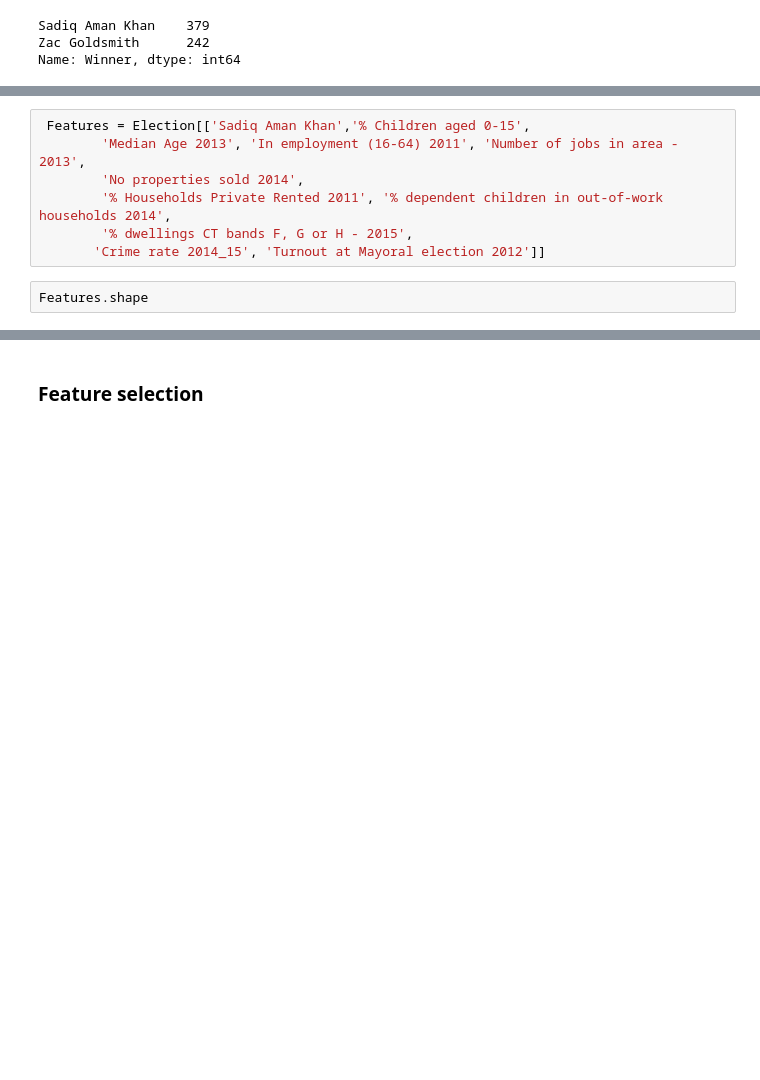
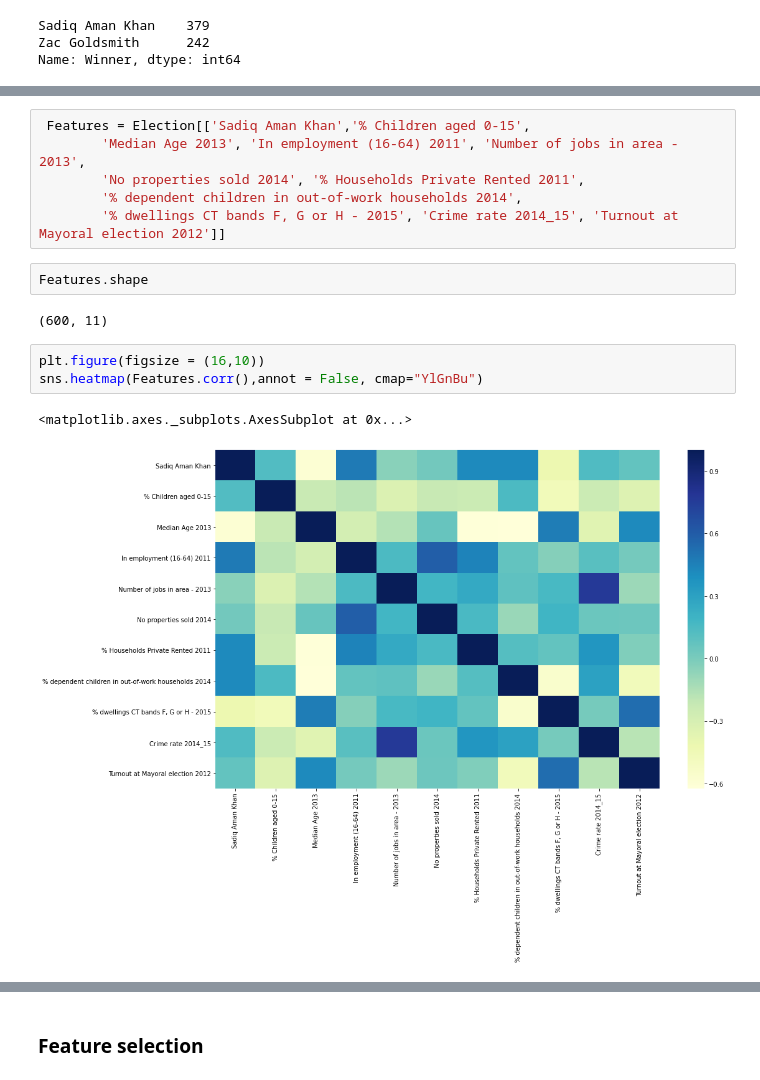
Before and after one commit to sebastianBIanalytics/DataScience_MachineLearning_Python_SebN_Portfolio, a Jupyter notebook: Mayor_London_Election_Classification.ipynb, the cells around one changed output, grey strips where cells are left out. Saved outputs shown, nothing was run; the diff lists cells and outputs as text; blank space fills up the shorter version.

```diff
--- a/Mayor_London_Election_Classification.ipynb
+++ b/Mayor_London_Election_Classification.ipynb
@@ -128,9 +143,16 @@ Some useless variables were excluded and the cases which contain NA were exclude
 # %%
  Features = Election[['Sadiq Aman Khan','% Children aged 0-15',
         'Median Age 2013', 'In employment (16-64) 2011', 'Number of jobs in area - 2013',
-        'No properties sold 2014',
-        '% Households Private Rented 2011', '% dependent children in out-of-work households 2014',
-        '% dwellings CT bands F, G or H - 2015',
-       'Crime rate 2014_15', 'Turnout at Mayoral election 2012']]
+        'No properties sold 2014', '% Households Private Rented 2011',
+        '% dependent children in out-of-work households 2014',
+        '% dwellings CT bands F, G or H - 2015', 'Crime rate 2014_15', 'Turnout at Mayoral election 2012']]
 # %%
 Features.shape
+# %% [output]
+(600, 11)
+# %%
+plt.figure(figsize = (16,10))
+sns.heatmap(Features.corr(),annot = False, cmap="YlGnBu")
+# %% [output]
+<matplotlib.axes._subplots.AxesSubplot at 0x...>
+[figure, added]
```
Also changed, not shown: parts of 26 cells of this notebook.
